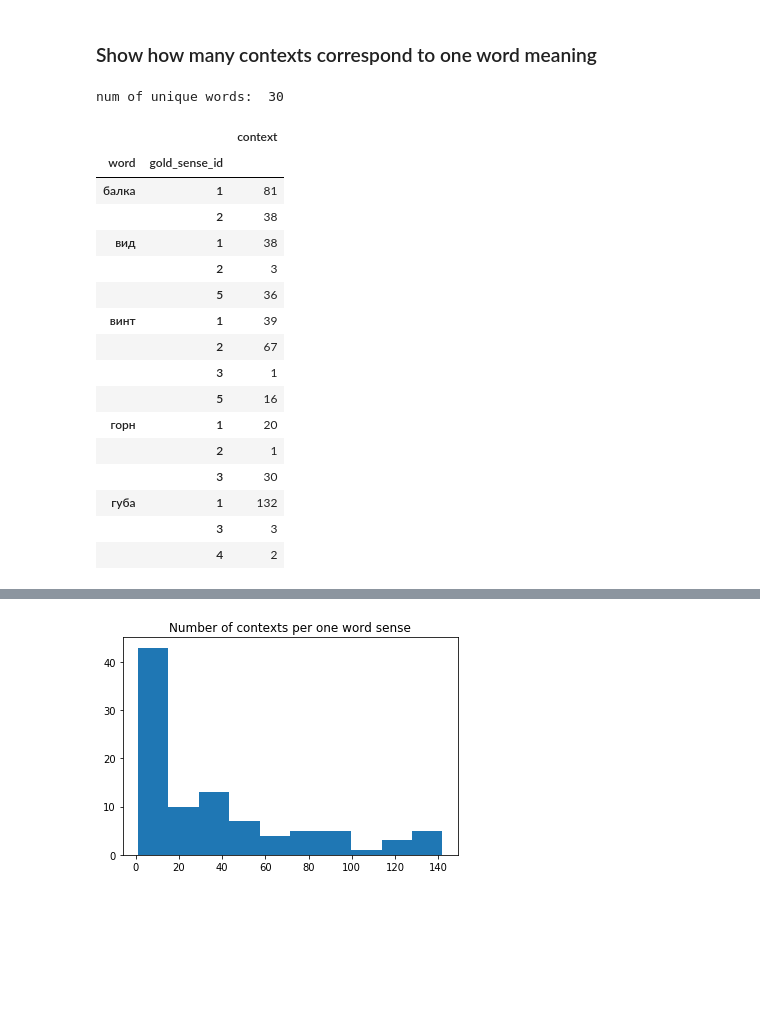
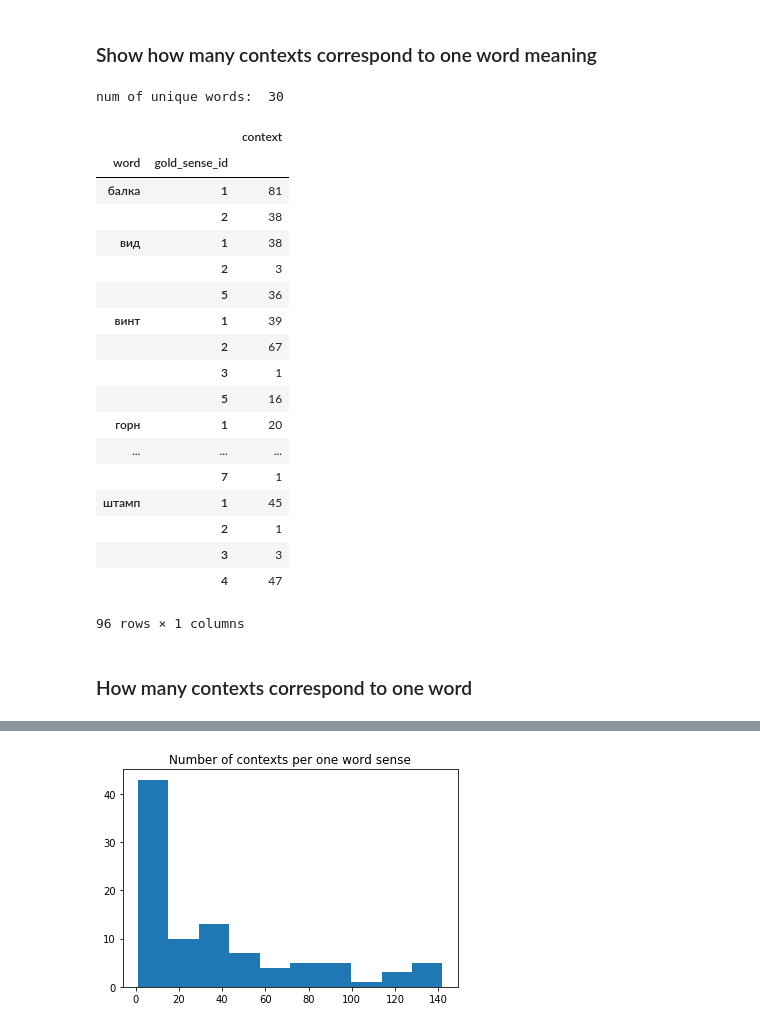
Before and after one commit to fogside/russe_wsi, a Jupyter notebook: notebooks/tf_ifd_kmeans_baseline.ipynb, the cells around one changed output, grey strips where cells are left out. Saved outputs shown, nothing was run; the diff lists cells and outputs as text; code cells hidden in the pictures; blank space fills up the shorter version.

```diff
--- a/notebooks/tf_ifd_kmeans_baseline.ipynb
+++ b/notebooks/tf_ifd_kmeans_baseline.ipynb
@@ -56,23 +58,27 @@ data_adagram.head()
 ### Show how many contexts correspond to one word meaning
 # %%
 print('num of unique words: ', len(data.word.unique()))
-data.loc[:,['word', 'gold_sense_id', 'context']].groupby(['word', 'gold_sense_id']).count().head(15)
+data.loc[:,['word', 'gold_sense_id', 'context']].groupby(['word', 'gold_sense_id']).count()
 # %% [output]
 num of unique words:  30
 |  |  | context |
 | word | gold_sense_id |  |
 | балка | 1 | 81 |
 |  | 2 | 38 |
 | вид | 1 | 38 |
 |  | 2 | 3 |
 |  | 5 | 36 |
 | винт | 1 | 39 |
 |  | 2 | 67 |
 |  | 3 | 1 |
 |  | 5 | 16 |
 | горн | 1 | 20 |
+| ... | ... | ... |
+|  | 7 | 1 |
+| штамп | 1 | 45 |
 |  | 2 | 1 |
-|  | 3 | 30 |
-| губа | 1 | 132 |
 |  | 3 | 3 |
-|  | 4 | 2 |
+|  | 4 | 47 |
+96 rows × 1 columns
+# %% [markdown]
+### How many contexts correspond to one word
```
Also changed, not shown: parts of 47 cells of this notebook.
